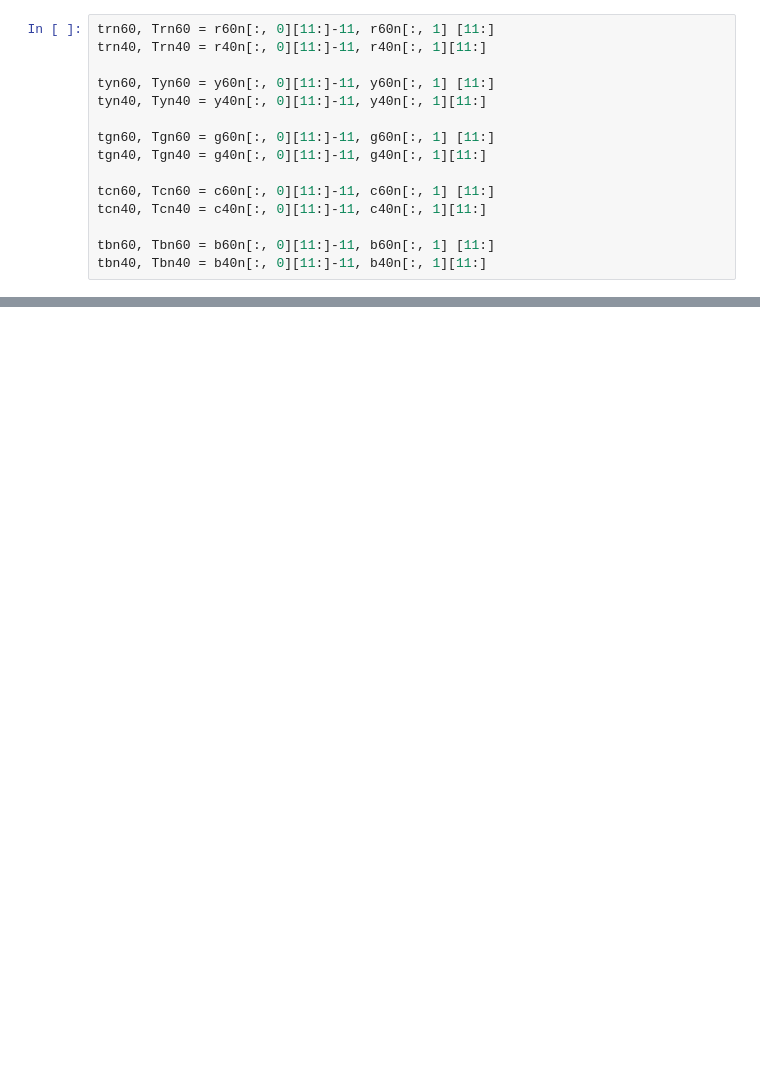
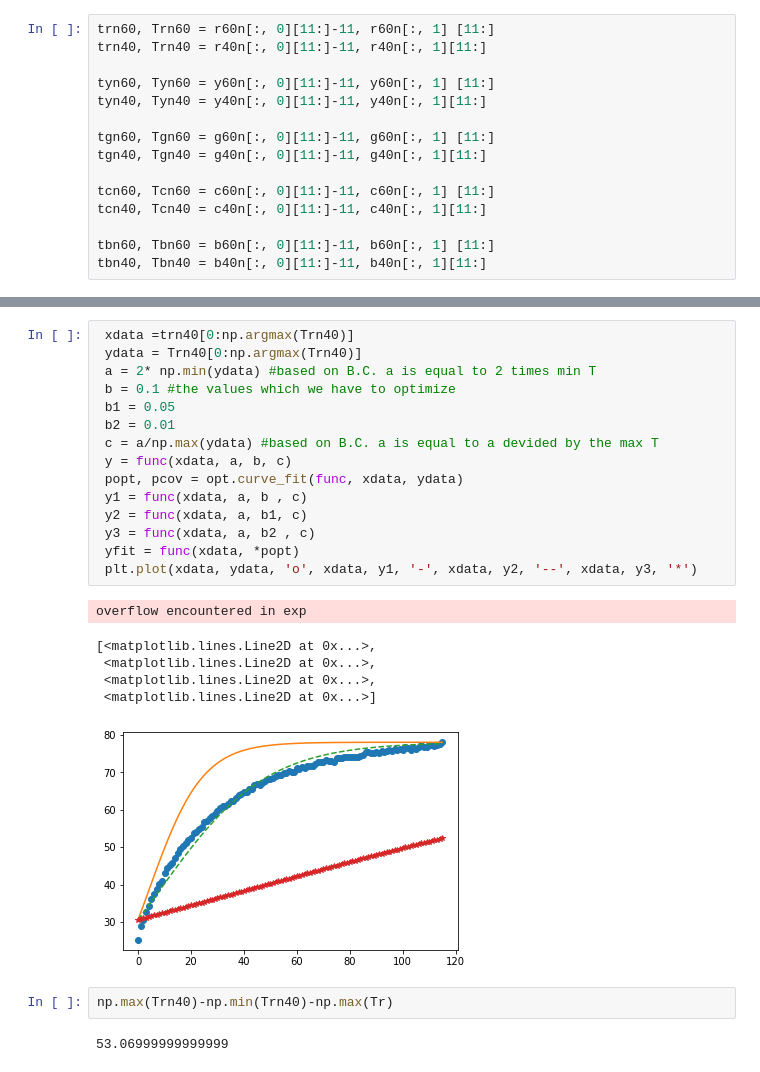
Before and after one commit to salarbalou/Experimetal_Resulsts, a Jupyter notebook: Light_to_Heat_conversion.ipynb, the cells around one changed output, grey strips where cells are left out. Drawn from its saved outputs; the diff is of its cells as text; blank space fills up the shorter version.

```diff
--- a/Light_to_Heat_conversion.ipynb
+++ b/Light_to_Heat_conversion.ipynb
@@ -461,3 +476,29 @@ df.style
 | Laser Power: |  |  |  |  |  |  |  | ... |
 | 214.9 mW | 0.043990 | 0.046610 | 0.050170 | 0.047020 | 0.050940 | 0.051030 | 0.039300 | ... |
 | 355.5 mW | 0.050520 | 0.045430 | 0.062250 | 0.049290 | 0.072150 | 0.068550 | 0.068860 | ... |
+# %%
+ xdata =trn40[0:np.argmax(Trn40)]
+ ydata = Trn40[0:np.argmax(Trn40)]
+ a = 2* np.min(ydata) #based on B.C. a is equal to 2 times min T
+ b = 0.1 #the values which we have to optimize
+ b1 = 0.05
+ b2 = 0.01
+ c = a/np.max(ydata) #based on B.C. a is equal to a devided by the max T
+ y = func(xdata, a, b, c)
+ popt, pcov = opt.curve_fit(func, xdata, ydata)
+ y1 = func(xdata, a, b , c)
+ y2 = func(xdata, a, b1, c)
+ y3 = func(xdata, a, b2 , c)
+ yfit = func(xdata, *popt)
+ plt.plot(xdata, ydata, 'o', xdata, y1, '-', xdata, y2, '--', xdata, y3, '*')
+# %% [output]
+overflow encountered in exp
+[<matplotlib.lines.Line2D at 0x...>,
+ <matplotlib.lines.Line2D at 0x...>,
+ <matplotlib.lines.Line2D at 0x...>,
+ <matplotlib.lines.Line2D at 0x...>]
+[figure, added]
+# %%
+np.max(Trn40)-np.min(Trn40)-np.max(Tr)
+# %% [output]
+53.06999999999999
```
Also changed, not shown: parts of 7 cells of this notebook.
